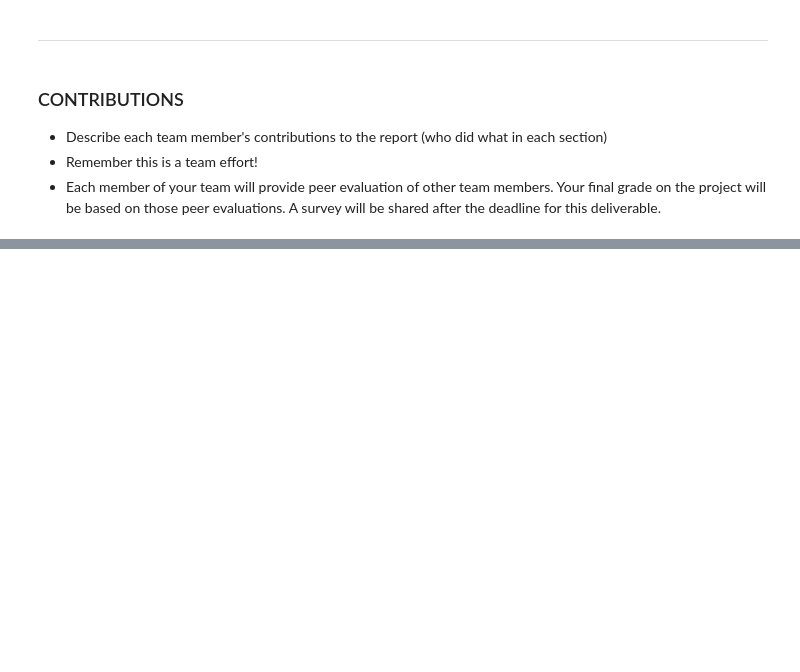
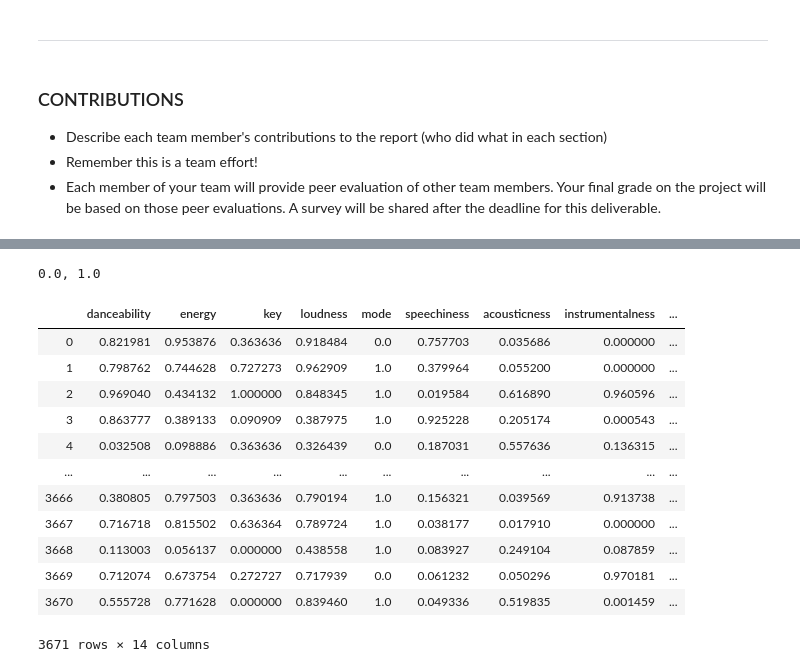
Before and after one commit to sam-zlota/DS3000-Final-Project, a Jupyter notebook: DS3000_FP4_Section02_Group7.ipynb, the cells around one changed output, grey strips where cells are left out. Saved outputs shown, nothing was run; the diff lists cells and outputs as text; code cells hidden in the pictures; blank space fills up the shorter version.

```diff
--- a/DS3000_FP4_Section02_Group7.ipynb
+++ b/DS3000_FP4_Section02_Group7.ipynb
@@ -854,0 +874,21 @@ It also may be interesting to combine features into meta features to extract mor
+# %%
+print(target.min(), end=", ")
+print(target.max())
+# %% [output]
+0.0, 1.0
+# %%
+features
+# %% [output]
+|  | danceability | energy | key | loudness | mode | speechiness | acousticness | instrumentalness | ... |
+| 0 | 0.821981 | 0.953876 | 0.363636 | 0.918484 | 0.0 | 0.757703 | 0.035686 | 0.000000 | ... |
+| 1 | 0.798762 | 0.744628 | 0.727273 | 0.962909 | 1.0 | 0.379964 | 0.055200 | 0.000000 | ... |
+| 2 | 0.969040 | 0.434132 | 1.000000 | 0.848345 | 1.0 | 0.019584 | 0.616890 | 0.960596 | ... |
+| 3 | 0.863777 | 0.389133 | 0.090909 | 0.387975 | 1.0 | 0.925228 | 0.205174 | 0.000543 | ... |
+| 4 | 0.032508 | 0.098886 | 0.363636 | 0.326439 | 0.0 | 0.187031 | 0.557636 | 0.136315 | ... |
+| ... | ... | ... | ... | ... | ... | ... | ... | ... | ... |
+| 3666 | 0.380805 | 0.797503 | 0.363636 | 0.790194 | 1.0 | 0.156321 | 0.039569 | 0.913738 | ... |
+| 3667 | 0.716718 | 0.815502 | 0.636364 | 0.789724 | 1.0 | 0.038177 | 0.017910 | 0.000000 | ... |
+| 3668 | 0.113003 | 0.056137 | 0.000000 | 0.438558 | 1.0 | 0.083927 | 0.249104 | 0.087859 | ... |
+| 3669 | 0.712074 | 0.673754 | 0.272727 | 0.717939 | 0.0 | 0.061232 | 0.050296 | 0.970181 | ... |
+| 3670 | 0.555728 | 0.771628 | 0.000000 | 0.839460 | 1.0 | 0.049336 | 0.519835 | 0.001459 | ... |
+3671 rows × 14 columns
```
Also changed, not shown: parts of 9 cells of this notebook.
